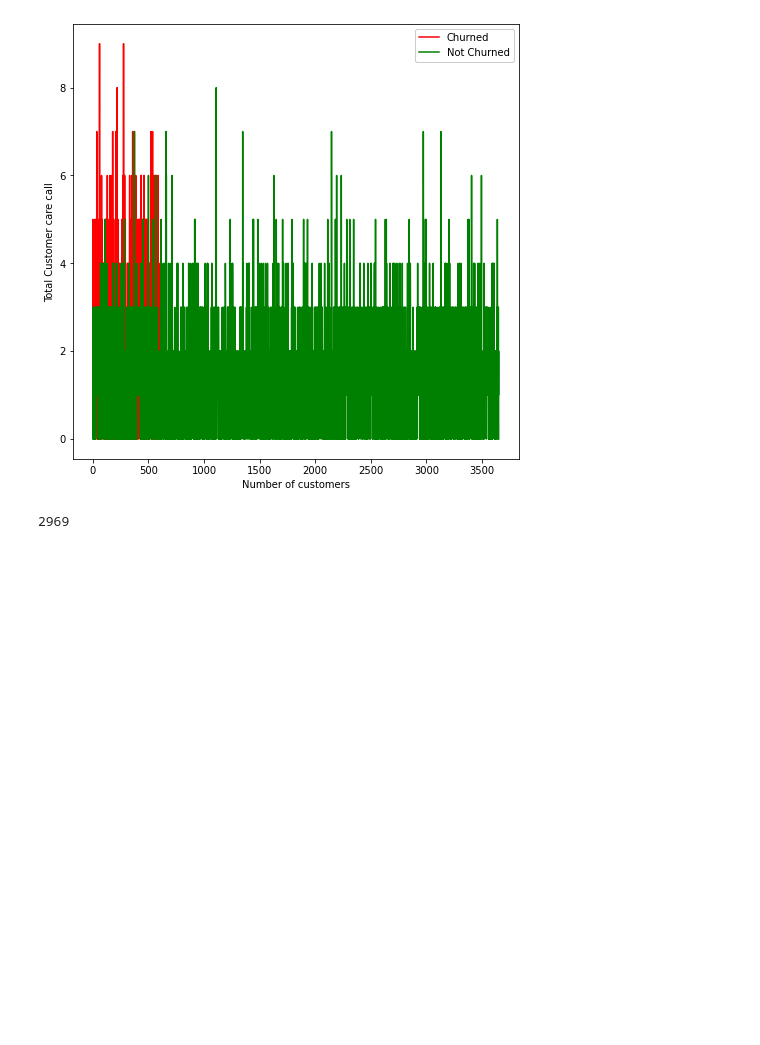
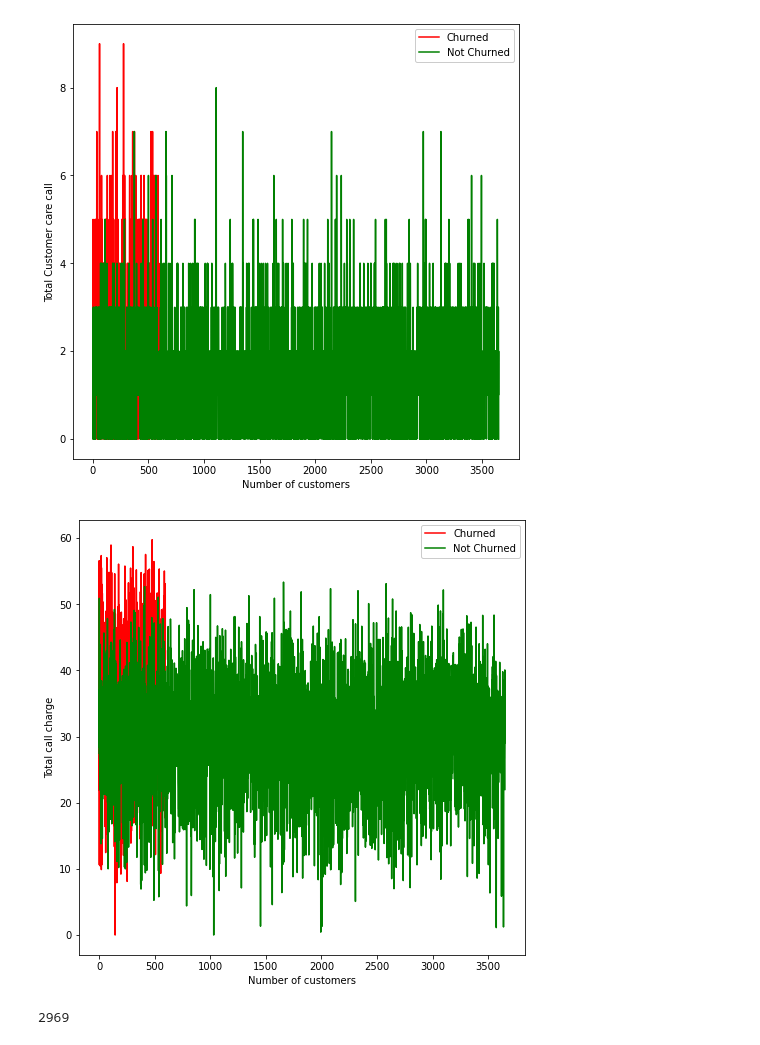
Before and after one commit to darshan-analytics/CustomerChurnAnalysisUsingSparkETL-KaggleCompetition-, a Jupyter notebook: CustomerChurnAnalysisUsingSparkETL(KaggleCompetition).ipynb, the cells around one changed output. Drawn from its saved outputs; the diff is of its cells as text; code cells hidden in the pictures; blank space fills up the shorter version.

```diff
--- a/CustomerChurnAnalysisUsingSparkETL(KaggleCompetition).ipynb
+++ b/CustomerChurnAnalysisUsingSparkETL(KaggleCompetition).ipynb
@@ -403,5 +402,23 @@ plt.ylabel('Total Customer care call')
 plt.show()
 # %% [output]
 [figure]
+# %%
+df15  =  spark.sql("select total_day_charge from for_churn_analysis where churn=('yes');")
+# %%
+df16 =  spark.sql("select total_day_charge from for_churn_analysis where churn=('no');")
+# %%
+df17 = df15.toPandas()
+df18 = df16.toPandas()
+# %%
+plt.figure(figsize=(8,8))
+plt.plot(df17, label= 'Churned', color= 'red')
+plt.plot(df18, label='Not Churned', color='green')
+plt.legend(framealpha=1, frameon=True)
+plt.xlabel('Number of customers')
+plt.ylabel('Total call charge')
+
+plt.show()
+# %% [output]
+[figure, added]
 # %%
 data = df
```
Also changed, not shown: parts of 28 cells of this notebook.
